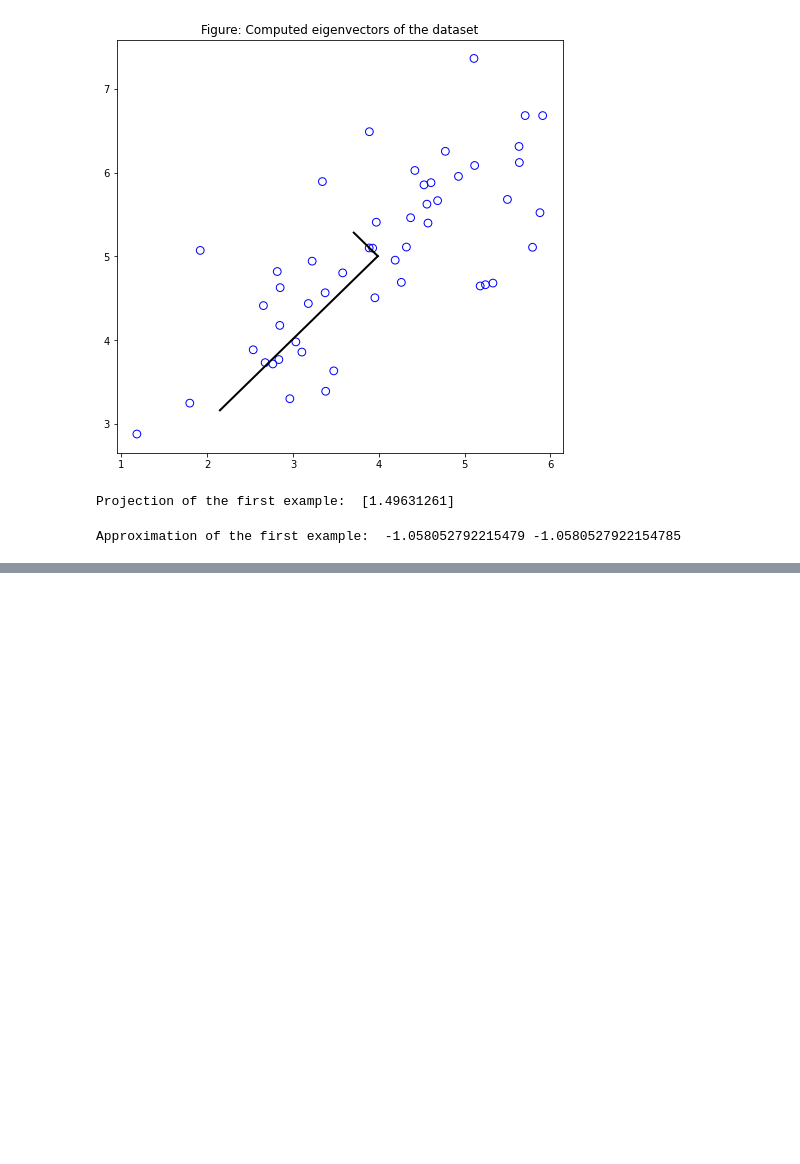
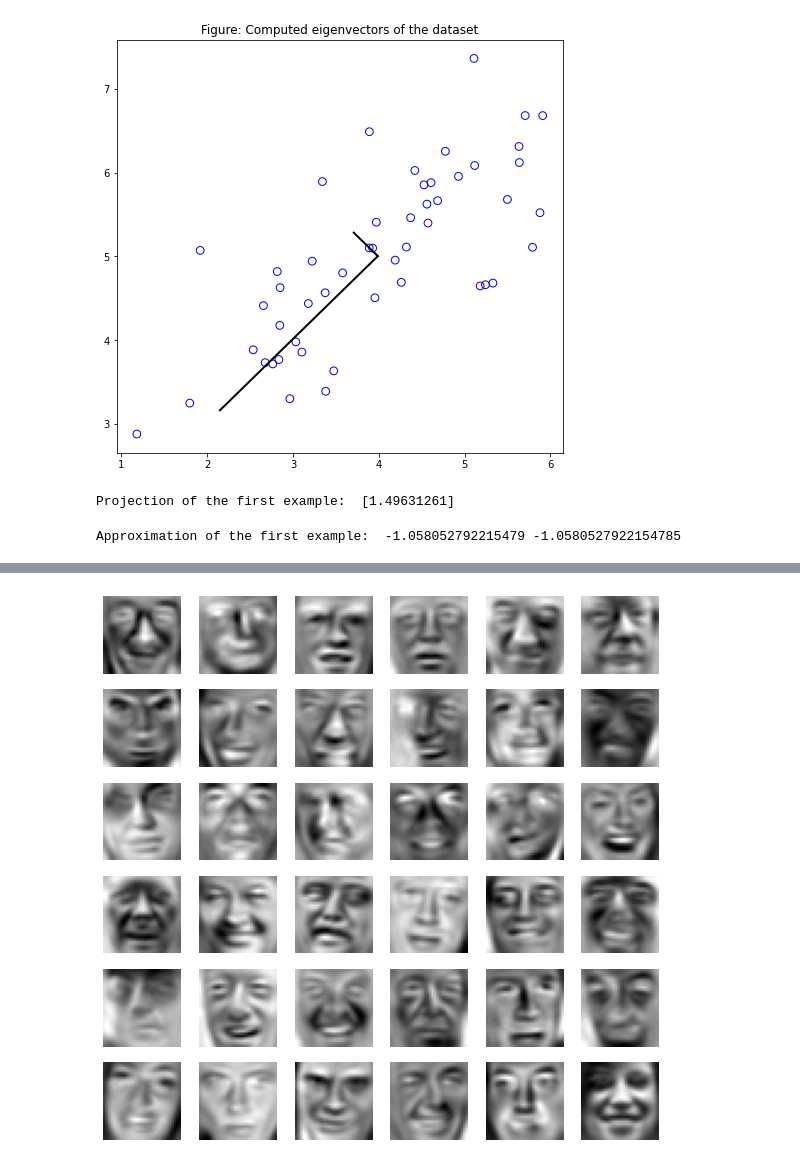
Before and after one commit to binhlxag273/LinearRegression, a Jupyter notebook: KMeans_PCA.ipynb, the cells around one changed output, grey strips where cells are left out. Drawn from its saved outputs; the diff is of its cells as text; code cells hidden in the pictures; blank space fills up the shorter version.

```diff
--- a/KMeans_PCA.ipynb
+++ b/KMeans_PCA.ipynb
@@ -221,0 +244,5 @@ array([[-0.52331306, -1.59279252],
+# %%
+X_rec = recoverData(Z, U,  K)
+displayData(X_rec[:36, :])
+# %% [output]
+[figure, added]
```
Also changed, not shown: parts of 8 cells of this notebook.
